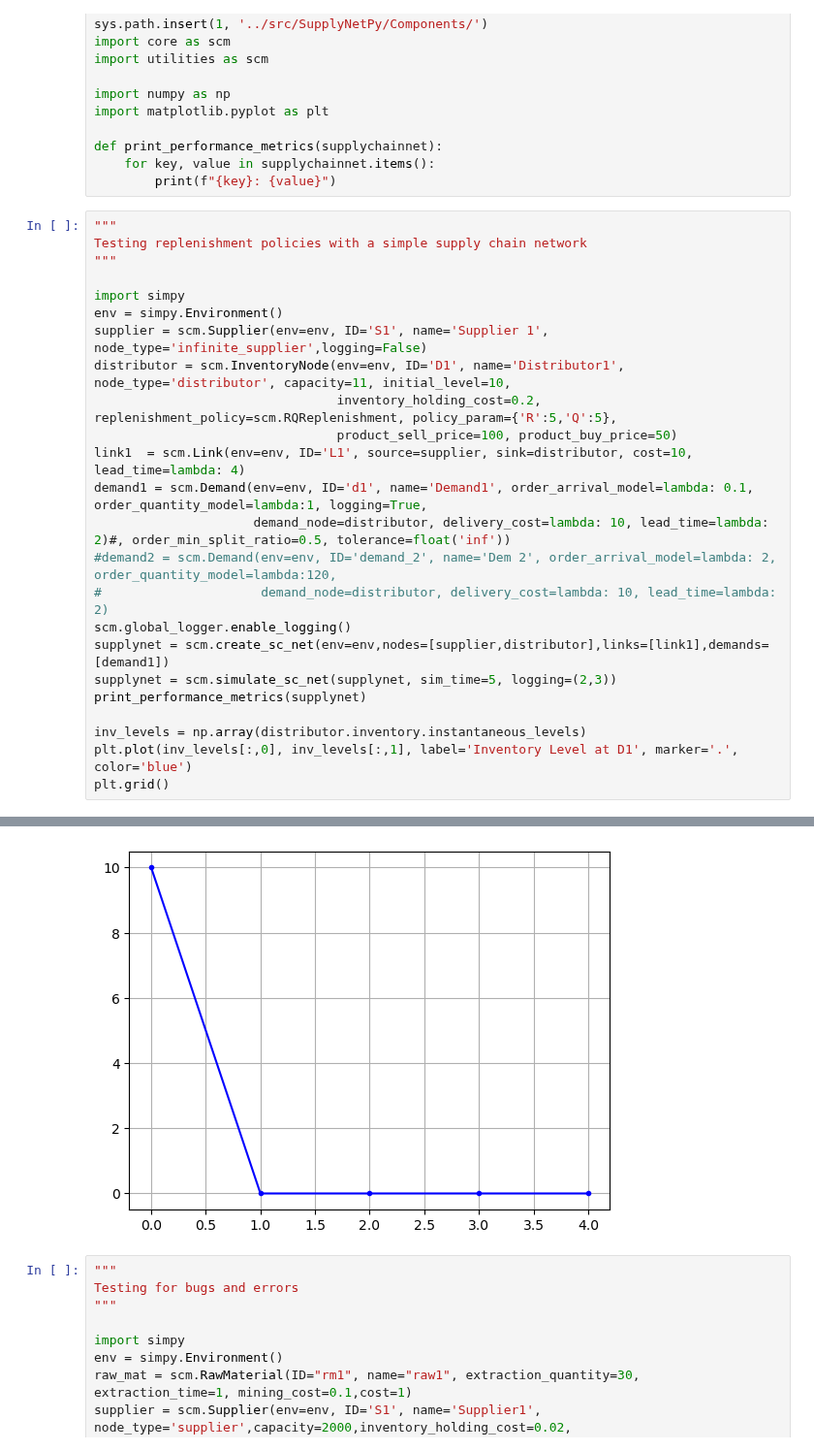
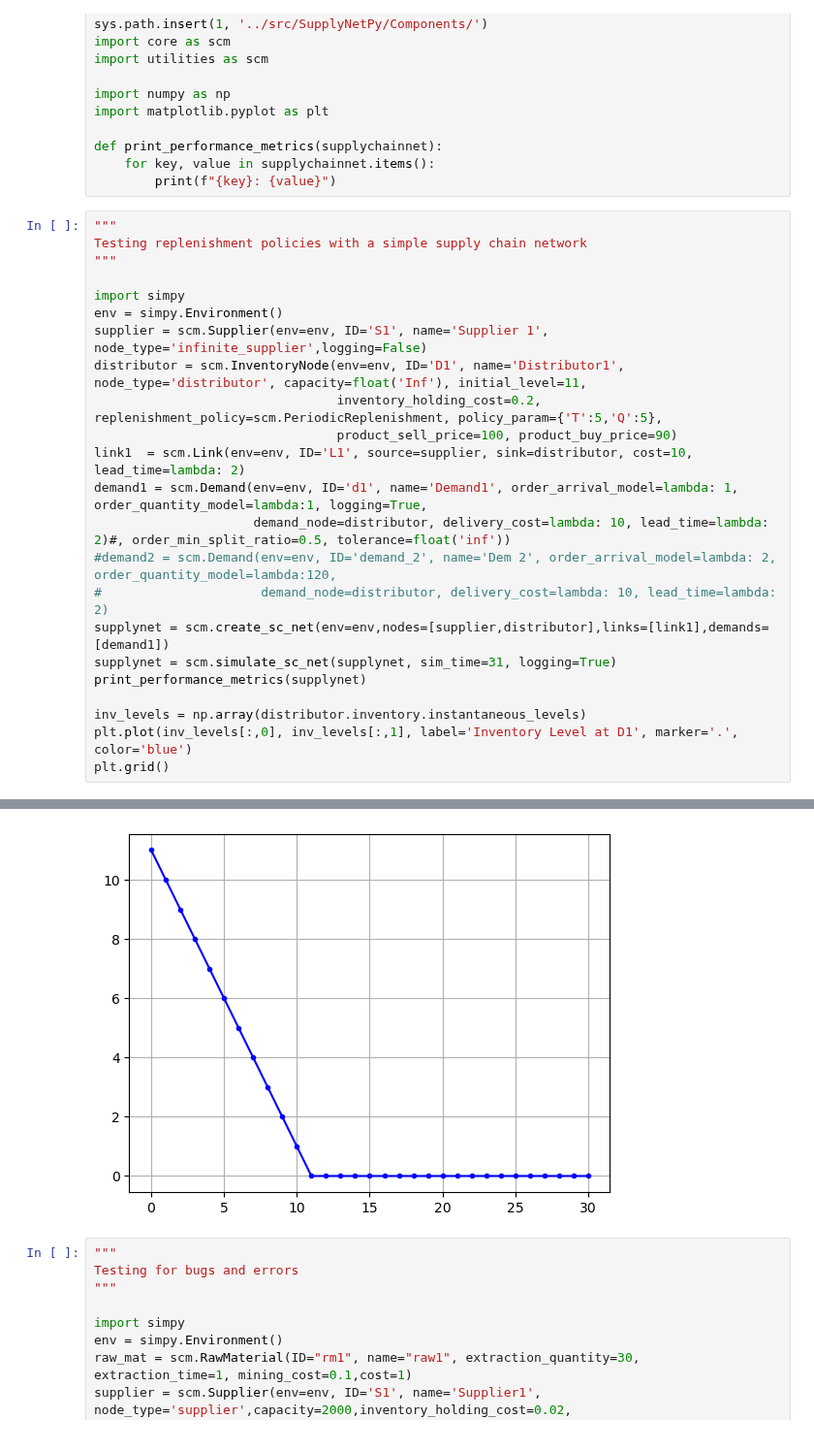
Before and after one commit to SupplyChainSimulation/SupplyNetPy, a Jupyter notebook: examples/ex14_replenish_cmp_any.ipynb, the cells around one changed output, grey strips where cells are left out. Shown at 97% size. Cells and saved outputs as stored; diff of their text form.

```diff
--- a/examples/ex14_replenish_cmp_any.ipynb
+++ b/examples/ex14_replenish_cmp_any.ipynb
@@ -20,17 +20,16 @@ Testing replenishment policies with a simple supply chain network
 import simpy
 env = simpy.Environment()
 supplier = scm.Supplier(env=env, ID='S1', name='Supplier 1', node_type='infinite_supplier',logging=False)
-distributor = scm.InventoryNode(env=env, ID='D1', name='Distributor1', node_type='distributor', capacity=11, initial_level=10,
-                                inventory_holding_cost=0.2, replenishment_policy=scm.RQReplenishment, policy_param={'R':5,'Q':5},
-                                product_sell_price=100, product_buy_price=50)
-link1  = scm.Link(env=env, ID='L1', source=supplier, sink=distributor, cost=10, lead_time=lambda: 4)
-demand1 = scm.Demand(env=env, ID='d1', name='Demand1', order_arrival_model=lambda: 0.1, order_quantity_model=lambda:1, logging=True,
+distributor = scm.InventoryNode(env=env, ID='D1', name='Distributor1', node_type='distributor', capacity=float('Inf'), initial_level=11,
+                                inventory_holding_cost=0.2, replenishment_policy=scm.PeriodicReplenishment, policy_param={'T':5,'Q':5},
+                                product_sell_price=100, product_buy_price=90)
+link1  = scm.Link(env=env, ID='L1', source=supplier, sink=distributor, cost=10, lead_time=lambda: 2)
+demand1 = scm.Demand(env=env, ID='d1', name='Demand1', order_arrival_model=lambda: 1, order_quantity_model=lambda:1, logging=True,
                      demand_node=distributor, delivery_cost=lambda: 10, lead_time=lambda: 2)#, order_min_split_ratio=0.5, tolerance=float('inf'))
 #demand2 = scm.Demand(env=env, ID='demand_2', name='Dem 2', order_arrival_model=lambda: 2, order_quantity_model=lambda:120,
 #                     demand_node=distributor, delivery_cost=lambda: 10, lead_time=lambda: 2)
-scm.global_logger.enable_logging()
 supplynet = scm.create_sc_net(env=env,nodes=[supplier,distributor],links=[link1],demands=[demand1])
-supplynet = scm.simulate_sc_net(supplynet, sim_time=5, logging=(2,3))
+supplynet = scm.simulate_sc_net(supplynet, sim_time=31, logging=True)
 print_performance_metrics(supplynet)
 
 inv_levels = np.array(distributor.inventory.instantaneous_levels)
@@ -77,4 +73,4 @@ avg_cost_per_item: 10.472727272727273
-[figure, old version]
+[figure, new version]
 # %%
 """
 Testing for bugs and errors
```
Also changed, not shown: parts of 1 cell of this notebook, 4 other files.
